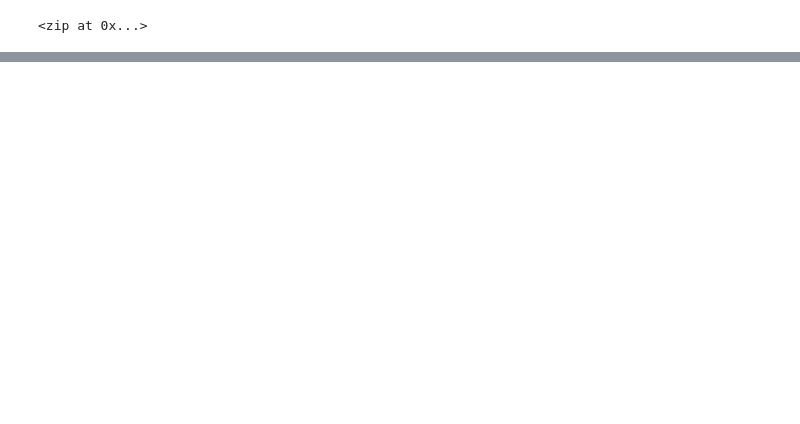
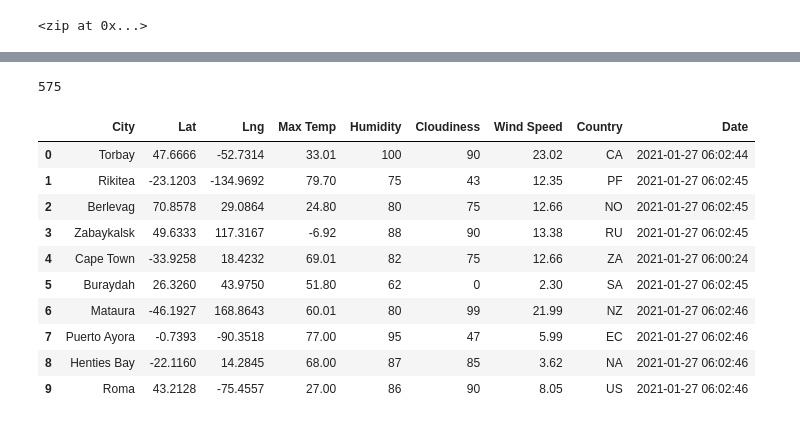
Before and after one commit to Vaishali715/World_Weather_Analysis, a Jupyter notebook: WeatherPy.ipynb, the cells around one changed output, grey strips where cells are left out. Saved outputs shown, nothing was run; the diff lists cells and outputs as text; code cells hidden in the pictures; blank space fills up the shorter version.

Commit message:
Adding the weather_data file

```diff
--- a/WeatherPy.ipynb
+++ b/WeatherPy.ipynb
@@ -33,0 +40,4 @@ len(cities)
+# %%
+# Weather Map API Call.
+url = "http://api.openweathermap.org/data/2.5/weather?units=Imperial&APPID=" + weather_api_key
+print(url)
@@ -33,0 +127,20 @@ len(cities)
+# %%
+len(city_data)
+# %% [output]
+575
+# %%
+# Convert the array of Dictionaries to a Pandas DataFrame.
+city_data_df = pd.DataFrame(city_data)
+city_data_df.head(10)
+# %% [output]
+|  | City | Lat | Lng | Max Temp | Humidity | Cloudiness | Wind Speed | Country | Date |
+| 0 | Torbay | 47.6666 | -52.7314 | 33.01 | 100 | 90 | 23.02 | CA | 2021-01-27 06:02:44 |
+| 1 | Rikitea | -23.1203 | -134.9692 | 79.70 | 75 | 43 | 12.35 | PF | 2021-01-27 06:02:45 |
+| 2 | Berlevag | 70.8578 | 29.0864 | 24.80 | 80 | 75 | 12.66 | NO | 2021-01-27 06:02:45 |
+| 3 | Zabaykalsk | 49.6333 | 117.3167 | -6.92 | 88 | 90 | 13.38 | RU | 2021-01-27 06:02:45 |
+| 4 | Cape Town | -33.9258 | 18.4232 | 69.01 | 82 | 75 | 12.66 | ZA | 2021-01-27 06:00:24 |
+| 5 | Buraydah | 26.3260 | 43.9750 | 51.80 | 62 | 0 | 2.30 | SA | 2021-01-27 06:02:45 |
+| 6 | Mataura | -46.1927 | 168.8643 | 60.01 | 80 | 99 | 21.99 | NZ | 2021-01-27 06:02:46 |
+| 7 | Puerto Ayora | -0.7393 | -90.3518 | 77.00 | 95 | 47 | 5.99 | EC | 2021-01-27 06:02:46 |
+| 8 | Henties Bay | -22.1160 | 14.2845 | 68.00 | 87 | 85 | 3.62 | NA | 2021-01-27 06:02:46 |
+| 9 | Roma | 43.2128 | -75.4557 | 27.00 | 86 | 90 | 8.05 | US | 2021-01-27 06:02:46 |
```
Also changed, not shown: parts of 7 cells of this notebook, 1 other file.
